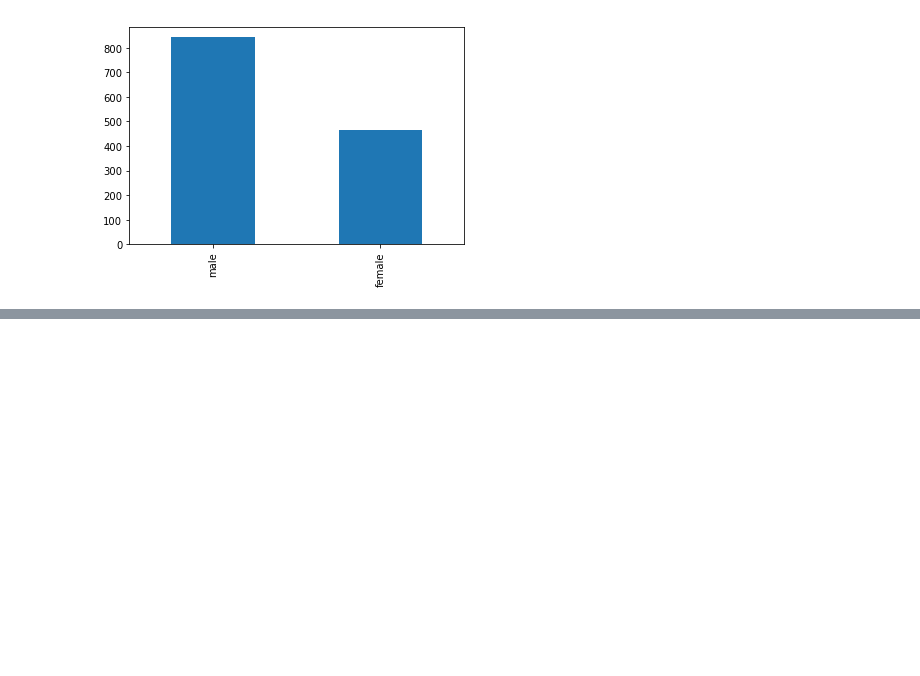
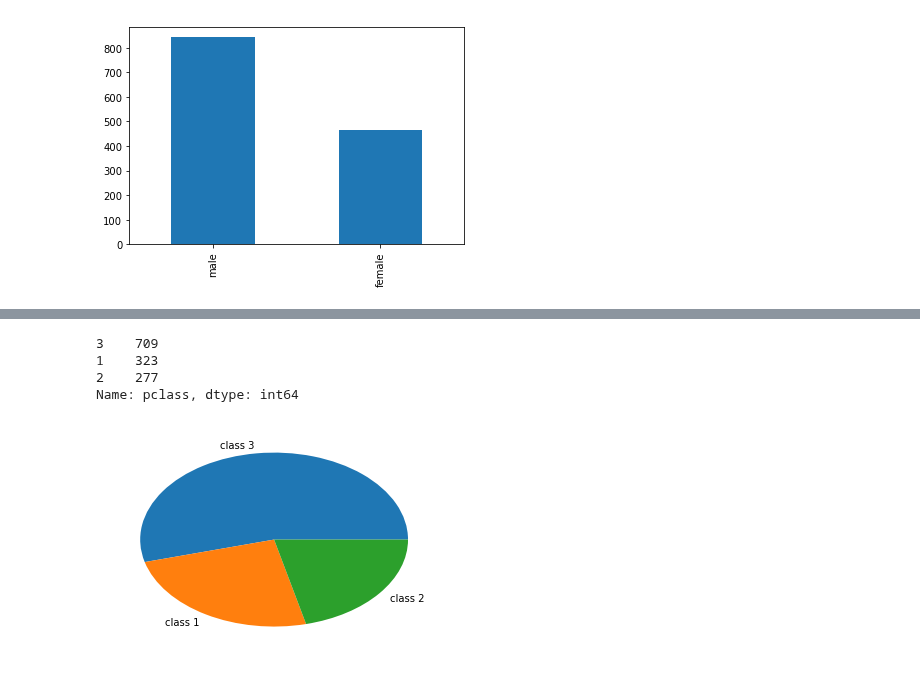
Before and after one commit to matthieuDev/ADA2017, a Jupyter notebook: 01 - Pandas and Data Wrangling/Homework 1.ipynb, the cells around one changed output, grey strips where cells are left out. Saved outputs shown, nothing was run; the diff lists cells and outputs as text; code cells hidden in the pictures; blank space fills up the shorter version.

```diff
--- a/01 - Pandas and Data Wrangling/Homework 1.ipynb
+++ b/01 - Pandas and Data Wrangling/Homework 1.ipynb
@@ -304,0 +302,12 @@ Name: pclass, dtype: int64
+# %%
+#3.cabin floor
+plt.gcf().clear()
+classTitanic = titanic['pclass'].dropna().value_counts()
+plt.pie(classTitanic,labels=[ "class "  + str(x) for x in classTitanic.index.values])
+plt.show()
+# %% [output]
+3    709
+1    323
+2    277
+Name: pclass, dtype: int64
+[figure, added]
```
Also changed, not shown: parts of 7 cells of this notebook.
